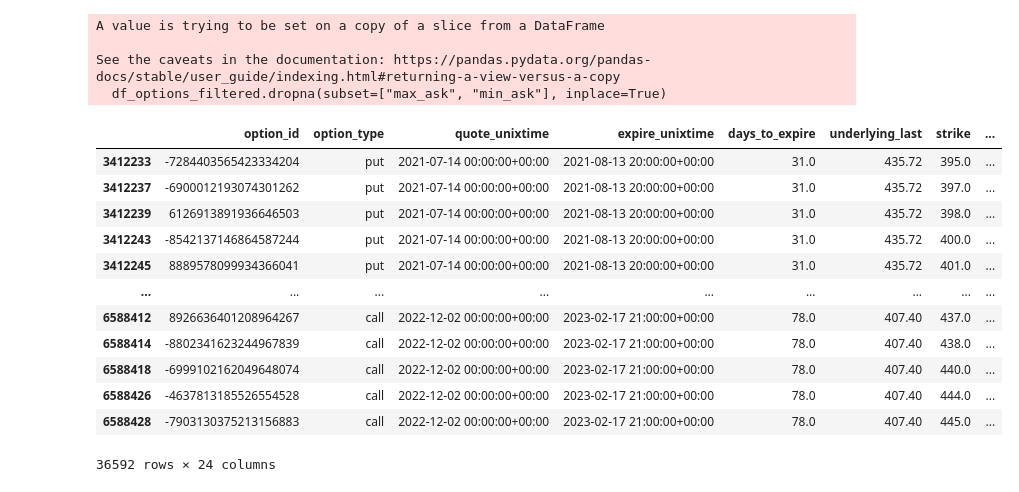
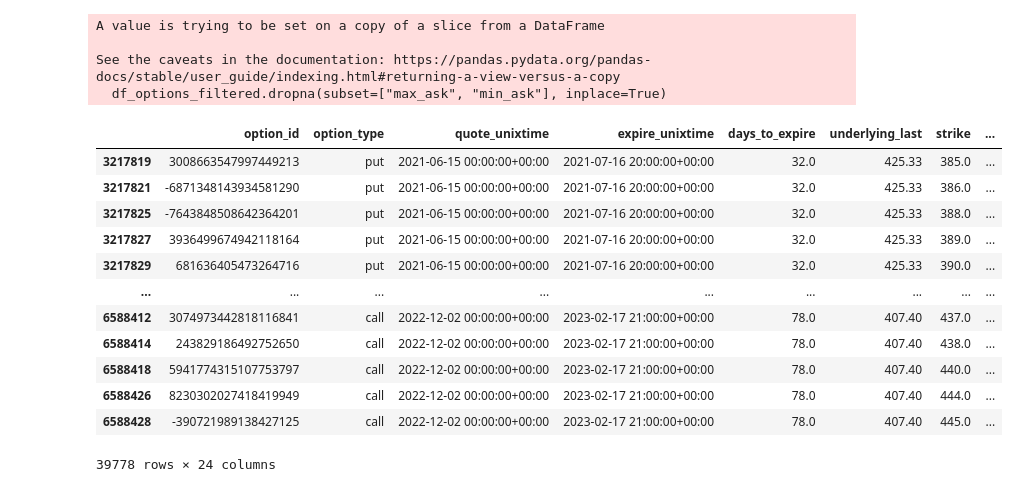
Before and after one commit to daneisburgh/invaas, a Jupyter notebook: notebooks/options-historical-test5.ipynb, the cells around one changed output. Saved outputs shown, nothing was run; the diff lists cells and outputs as text; code cells hidden in the pictures.

```diff
--- a/notebooks/options-historical-test5.ipynb
+++ b/notebooks/options-historical-test5.ipynb
@@ -22,0 +23,31 @@ INFO: Pandarallel will use standard multiprocessing data transfer (pipe) to tran
+# %%
+df_formatted = pd.read_csv(raw_data_path, low_memory=False)
+
+columns = df_formatted.columns
+columns = [s.replace("[", "") for s in columns]
+columns = [s.replace("]", "") for s in columns]
+columns = [s.replace(" ", "") for s in columns]
+df_formatted.columns = columns
+
+date_columns = ["QUOTE_READTIME", "QUOTE_DATE", "EXPIRE_DATE"]
+numeric_cols = df_formatted.columns.to_list()
+numeric_cols.remove("QUOTE_READTIME")
+numeric_cols.remove("QUOTE_DATE")
+numeric_cols.remove("EXPIRE_DATE")
+
+df_formatted.drop(columns=date_columns, inplace=True)
+
+for i in numeric_cols:
+    df_formatted[i] = pd.to_numeric(df_formatted[i], errors="coerce")
+
+df_formatted.drop(columns=["C_SIZE", "P_SIZE"], inplace=True)
+df_formatted["EXPIRE_UNIX"] = pd.to_datetime(df_formatted.EXPIRE_UNIX, unit="s", utc=True)
+df_formatted["QUOTE_UNIXTIME"] = pd.to_datetime(df_formatted.QUOTE_UNIXTIME, unit="s", utc=True).apply(
+    lambda x: pd.Timestamp(x).round(freq="D")
+)
+df_formatted["OPTION_ID"] = (df_formatted["EXPIRE_UNIX"].astype(str) + df_formatted["STRIKE"].astype(str)).apply(
+    lambda x: hash(x)
+)
+
+df_formatted.sort_values(by=["QUOTE_UNIXTIME", "EXPIRE_UNIX", "STRIKE"], inplace=True)
+df_formatted
@@ -23,14 +147,14 @@ INFO: Pandarallel will use standard multiprocessing data transfer (pipe) to tran
 # %%
-periods = 20
-# periods = 30  # BEST RESULT
-fear_greed_window = 40
+# periods = 20
+periods = 30  # BEST RESULT
+fear_greed_window = 20  # BEST RESULT
 
 refresh_formatted_data = False
 refresh_processed_data = False
 
 raw_data_path = data_directory + "spy_2020_2022.csv"
-formatted_data_path = data_directory + "spy_2020_2022_formatted.csv"
-processed_data_path = data_directory + "spy_2020_2022_processed.csv"
+formatted_data_path = data_directory + f"spy_2020_2022_formatted_{periods}_{fear_greed_window}.csv"
+processed_data_path = data_directory + f"spy_2020_2022_processed_{periods}_{fear_greed_window}.csv"
 
 if not refresh_processed_data and os.path.isfile(processed_data_path):
     df_options = pd.read_csv(processed_data_path, low_memory=False)
@@ -254,10 +390,10 @@ min_dte = 30  # BEST RESULT
 max_dte = 90  # BEST RESULT
 max_ask = 10
 # min_ask = max_ask / 10
-min_ask = 0.2
+min_ask = 0.1
 min_volume = 100
 max_strike_distance_pct = 0.1
-target_profit = 1.1
+target_profit = 1.2
 
 df_options_filtered = df_options.loc[
     (df_options.fear_greed_index_max.notnull())
@@ -300,45 +436,45 @@ df_options_filtered = df_options.loc[
 #         trials=100,
 #         multiple_array=[target_profit],
 #     )
 #     # print(pop_data)
 #     return {"pop": pop_data["pop"][0], "pop_error": pop_data["pop_error"][0]}
 
 
 # # pops = []
 # # num = 0
 # # total = len(df_options_filtered)
 
 # # for index, row in df_options_filtered.iterrows():
 # #     num += 1
 # #     print(f"{num}/{total} -- ({num/total*100:.2f}%)", end="\r")
 # #     pops.append(get_pop(row))
 
 # # df_options_filtered["pop"] = pops
 
 # pops = df_options_filtered.parallel_apply(get_pop, axis=1)
 # df_options_filtered["probability_of_profit"] = [x["pop"] for x in pops]
 # df_options_filtered["probability_of_profit_error"] = [x["pop_error"] for x in pops]
 
 df_options_filtered.dropna(subset=["max_ask", "min_ask"], inplace=True)
 df_options_filtered
 # %% [output]
 A value is trying to be set on a copy of a slice from a DataFrame
 
 See the caveats in the documentation: https://pandas.pydata.org/pandas-docs/stable/user_guide/indexing.html#returning-a-view-versus-a-copy
   df_options_filtered.dropna(subset=["max_ask", "min_ask"], inplace=True)
 |  | option_id | option_type | quote_unixtime | expire_unixtime | days_to_expire | underlying_last | strike | ... |
-| 3412233 | -7284403565423334204 | put | 2021-07-14 00:00:00+00:00 | 2021-08-13 20:00:00+00:00 | 31.0 | 435.72 | 395.0 | ... |
-| 3412237 | -6900012193074301262 | put | 2021-07-14 00:00:00+00:00 | 2021-08-13 20:00:00+00:00 | 31.0 | 435.72 | 397.0 | ... |
-| 3412239 | 6126913891936646503 | put | 2021-07-14 00:00:00+00:00 | 2021-08-13 20:00:00+00:00 | 31.0 | 435.72 | 398.0 | ... |
-| 3412243 | -8542137146864587244 | put | 2021-07-14 00:00:00+00:00 | 2021-08-13 20:00:00+00:00 | 31.0 | 435.72 | 400.0 | ... |
-| 3412245 | 8889578099934366041 | put | 2021-07-14 00:00:00+00:00 | 2021-08-13 20:00:00+00:00 | 31.0 | 435.72 | 401.0 | ... |
+| 3217819 | 3008663547997449213 | put | 2021-06-15 00:00:00+00:00 | 2021-07-16 20:00:00+00:00 | 32.0 | 425.33 | 385.0 | ... |
+| 3217821 | -6871348143934581290 | put | 2021-06-15 00:00:00+00:00 | 2021-07-16 20:00:00+00:00 | 32.0 | 425.33 | 386.0 | ... |
+| 3217825 | -7643848508642364201 | put | 2021-06-15 00:00:00+00:00 | 2021-07-16 20:00:00+00:00 | 32.0 | 425.33 | 388.0 | ... |
+| 3217827 | 3936499674942118164 | put | 2021-06-15 00:00:00+00:00 | 2021-07-16 20:00:00+00:00 | 32.0 | 425.33 | 389.0 | ... |
+| 3217829 | 681636405473264716 | put | 2021-06-15 00:00:00+00:00 | 2021-07-16 20:00:00+00:00 | 32.0 | 425.33 | 390.0 | ... |
 | ... | ... | ... | ... | ... | ... | ... | ... | ... |
-| 6588412 | 8926636401208964267 | call | 2022-12-02 00:00:00+00:00 | 2023-02-17 21:00:00+00:00 | 78.0 | 407.40 | 437.0 | ... |
-| 6588414 | -8802341623244967839 | call | 2022-12-02 00:00:00+00:00 | 2023-02-17 21:00:00+00:00 | 78.0 | 407.40 | 438.0 | ... |
-| 6588418 | -6999102162049648074 | call | 2022-12-02 00:00:00+00:00 | 2023-02-17 21:00:00+00:00 | 78.0 | 407.40 | 440.0 | ... |
-| 6588426 | -4637813185526554528 | call | 2022-12-02 00:00:00+00:00 | 2023-02-17 21:00:00+00:00 | 78.0 | 407.40 | 444.0 | ... |
-| 6588428 | -7903130375213156883 | call | 2022-12-02 00:00:00+00:00 | 2023-02-17 21:00:00+00:00 | 78.0 | 407.40 | 445.0 | ... |
+| 6588412 | 3074973442818116841 | call | 2022-12-02 00:00:00+00:00 | 2023-02-17 21:00:00+00:00 | 78.0 | 407.40 | 437.0 | ... |
+| 6588414 | 243829186492752650 | call | 2022-12-02 00:00:00+00:00 | 2023-02-17 21:00:00+00:00 | 78.0 | 407.40 | 438.0 | ... |
+| 6588418 | 5941774315107753797 | call | 2022-12-02 00:00:00+00:00 | 2023-02-17 21:00:00+00:00 | 78.0 | 407.40 | 440.0 | ... |
+| 6588426 | 8230302027418419949 | call | 2022-12-02 00:00:00+00:00 | 2023-02-17 21:00:00+00:00 | 78.0 | 407.40 | 444.0 | ... |
+| 6588428 | -390721989138427125 | call | 2022-12-02 00:00:00+00:00 | 2023-02-17 21:00:00+00:00 | 78.0 | 407.40 | 445.0 | ... |
-36592 rows × 24 columns
+39778 rows × 24 columns
 # %%
 # df_options_filtered.describe().astype(str)
 # df_options_filtered.loc[df_options_filtered.probability_of_profit > 0]
```
Also changed, not shown: parts of 10 cells of this notebook.
